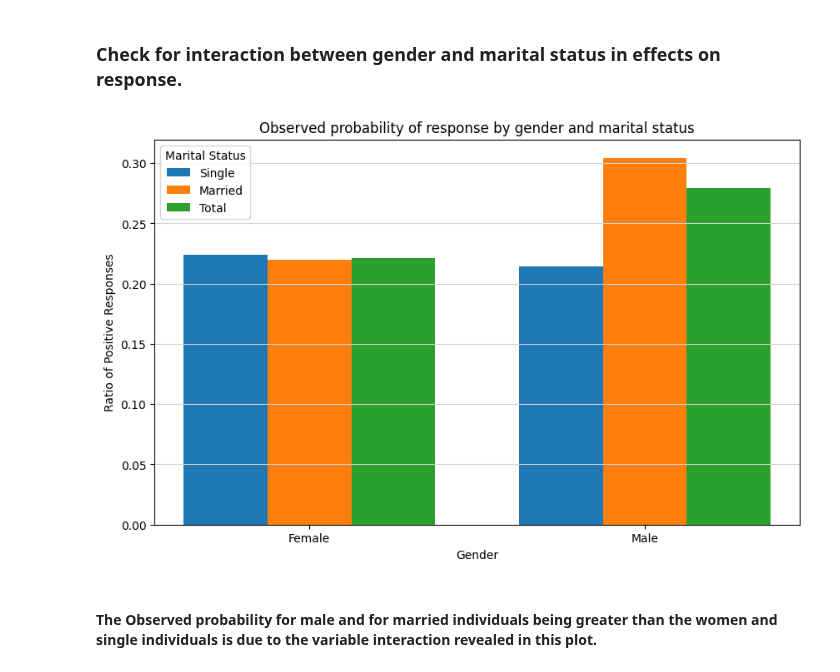
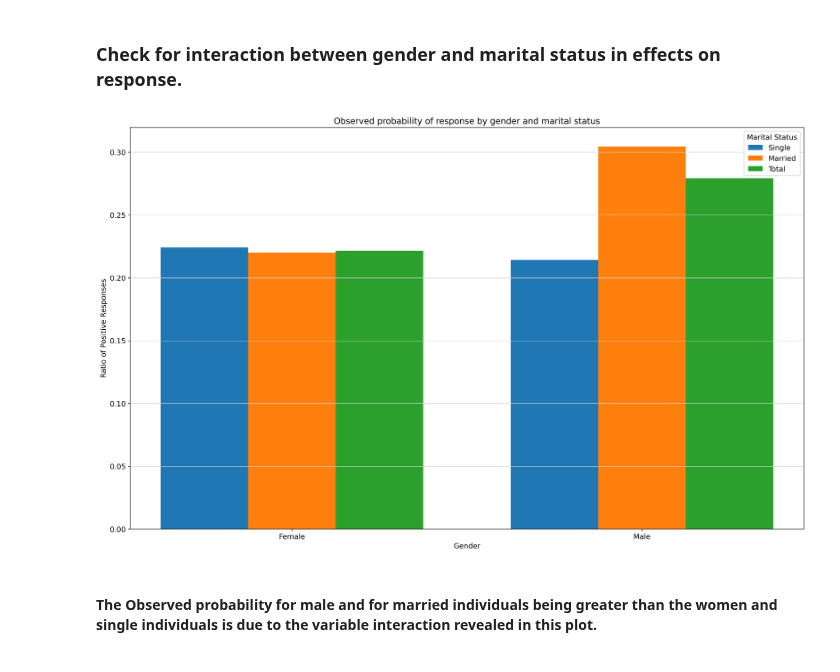
Before and after one commit to Jacob-J-Richards/DS_DA_Projects, a Jupyter notebook: 2-Marketing_Prediction/Main.ipynb, the cells around one changed output. Cells and saved outputs as stored; diff of their text form; code cells hidden in the pictures.

```diff
--- a/2-Marketing_Prediction/Main.ipynb
+++ b/2-Marketing_Prediction/Main.ipynb
@@ -179,35 +179,36 @@ plot_ratio_by_category(data, 'marital_status', ['Single', 'Married'])
 # %%
 import matplotlib.pyplot as plt
 
 ratios = pd.DataFrame({
     'Single': [len(data[(data['gender'] == 0) & (data['marital_status'] == 0) & (data['target'] == 1)]) / len(data[(data['gender'] == 0) & (data['marital_status'] == 0)]),
                len(data[(data['gender'] == 1) & (data['marital_status'] == 0) & (data['target'] == 1)]) / len(data[(data['gender'] == 1) & (data['marital_status'] == 0)])],
     'Married': [len(data[(data['gender'] == 0) & (data['marital_status'] == 1) & (data['target'] == 1)]) / len(data[(data['gender'] == 0) & (data['marital_status'] == 1)]),
                 len(data[(data['gender'] == 1) & (data['marital_status'] == 1) & (data['target'] == 1)]) / len(data[(data['gender'] == 1) & (data['marital_status'] == 1)])],
     'Total': [len(data[(data['gender'] == 0) & (data['target'] == 1)]) / len(data[data['gender'] == 0]),
               len(data[(data['gender'] == 1) & (data['target'] == 1)]) / len(data[data['gender'] == 1])]
 }, index=['Female', 'Male'])
 
-fig, ax = plt.subplots(figsize=(10, 6))
+fig, ax = plt.subplots(figsize=(20, 12), dpi=300)
 
 x = np.arange(len(ratios.index))
 width = 0.25
 
 ax.bar(x - width, ratios['Single'], width, label='Single')
 ax.bar(x, ratios['Married'], width, label='Married')
 ax.bar(x + width, ratios['Total'], width, label='Total')
 
-ax.set_title('Observed probability of response by gender and marital status')
-ax.set_xlabel('Gender')
-ax.set_ylabel('Ratio of Positive Responses')
+ax.set_title('Observed probability of response by gender and marital status', fontsize=14)
+ax.set_xlabel('Gender', fontsize=12)
+ax.set_ylabel('Ratio of Positive Responses', fontsize=12)
 ax.set_xticks(x)
-ax.set_xticklabels(ratios.index)
-ax.legend(title='Marital Status')
+ax.set_xticklabels(ratios.index, fontsize=12)
+ax.legend(title='Marital Status', fontsize=12, title_fontsize=12)
 ax.grid(axis='y', color='lightgray')
+ax.tick_params(axis='both', labelsize=12)
 
 plt.show()
 # %% [output]
-[figure, old version]
+[figure, new version]
 # %% [markdown]
 #### The Observed probability for male and for married individuals being greater than the women and single individuals is due to the variable interaction revealed in this plot.
 # %% [markdown]
```
Also changed, not shown: parts of 1 cell of this notebook, 5 other files.
